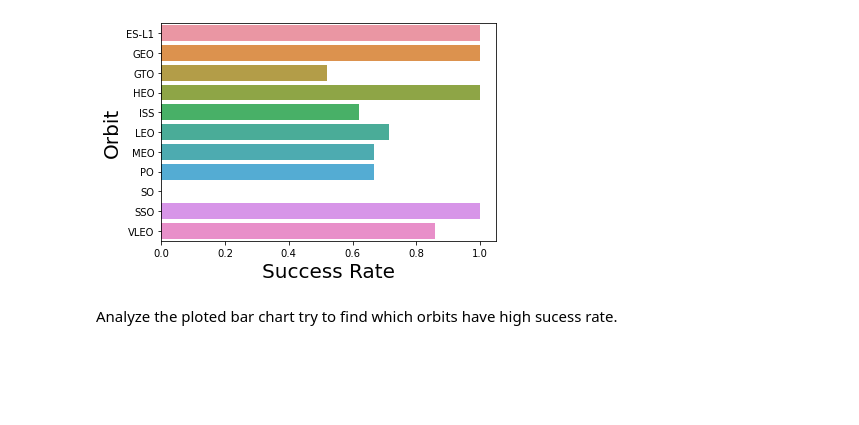
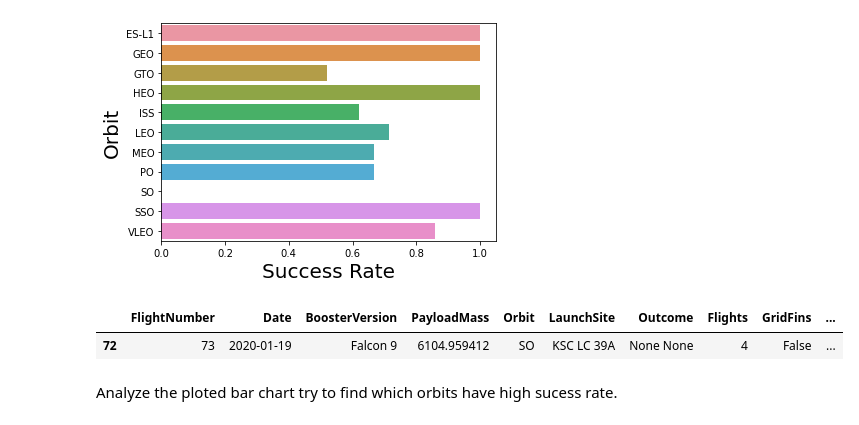
Before and after one commit to SwatsonDS/IBM_DS_Capstone_Project, a Jupyter notebook: EDA Visualization.ipynb, the cells around one changed output. Saved outputs shown, nothing was run; the diff lists cells and outputs as text; code cells hidden in the pictures; blank space fills up the shorter version.

```diff
--- a/EDA Visualization.ipynb
+++ b/EDA Visualization.ipynb
@@ -136,6 +155,12 @@ plt.ylabel("Orbit",fontsize=20)
 plt.show()
 # %% [output]
 [figure]
+# %%
+df_SO = df[df['Orbit'] == 'SO'] #'SO' orbit only has one launch attempt which was a failure
+df_SO.head()
+# %% [output]
+|  | FlightNumber | Date | BoosterVersion | PayloadMass | Orbit | LaunchSite | Outcome | Flights | GridFins | ... |
+| 72 | 73 | 2020-01-19 | Falcon 9 | 6104.959412 | SO | KSC LC 39A | None None | 4 | False | ... |
 # %% [markdown]
 Analyze the ploted bar chart try to find which orbits have high sucess rate.
 # %% [markdown]
```
Also changed, not shown: parts of 10 cells of this notebook.
